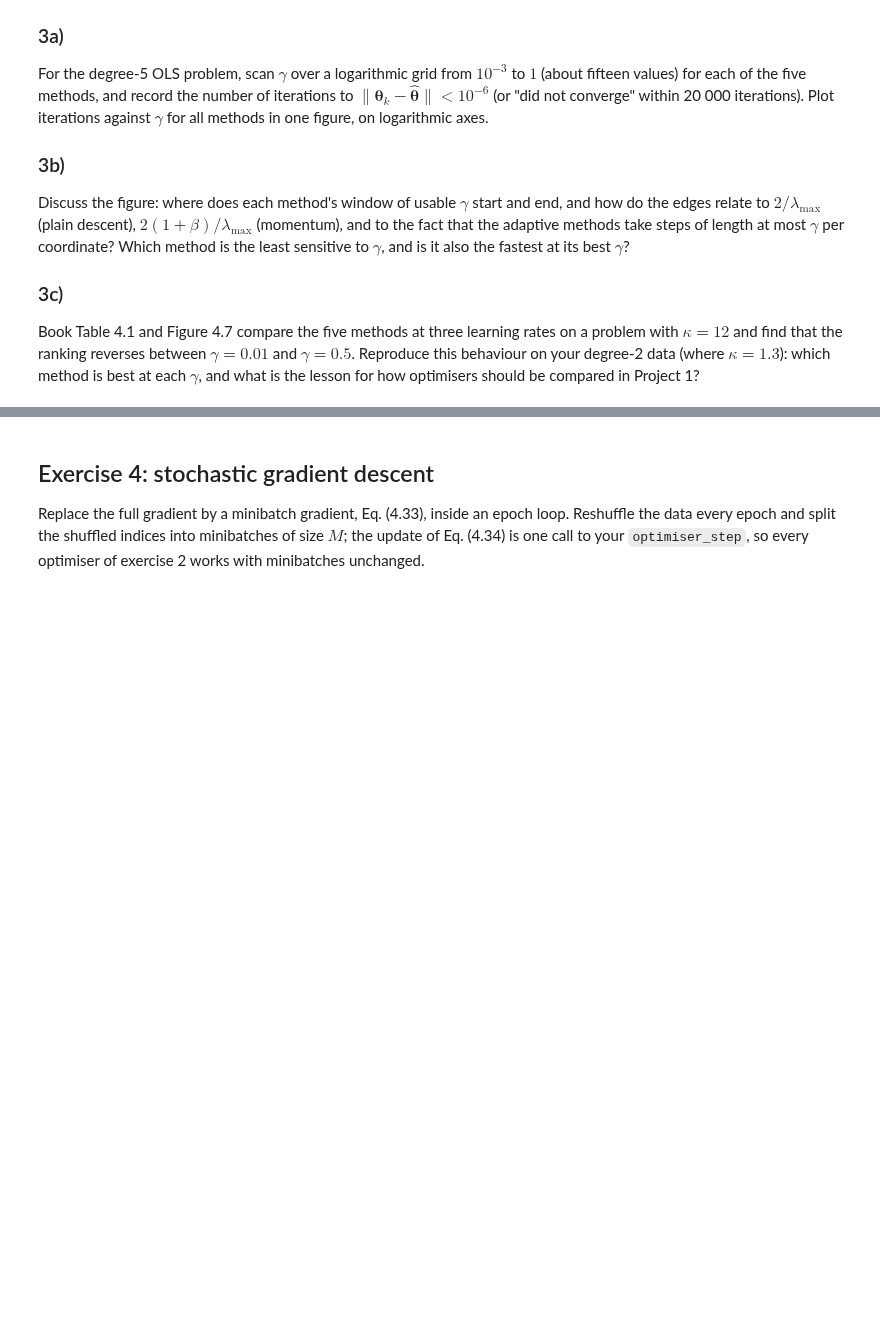
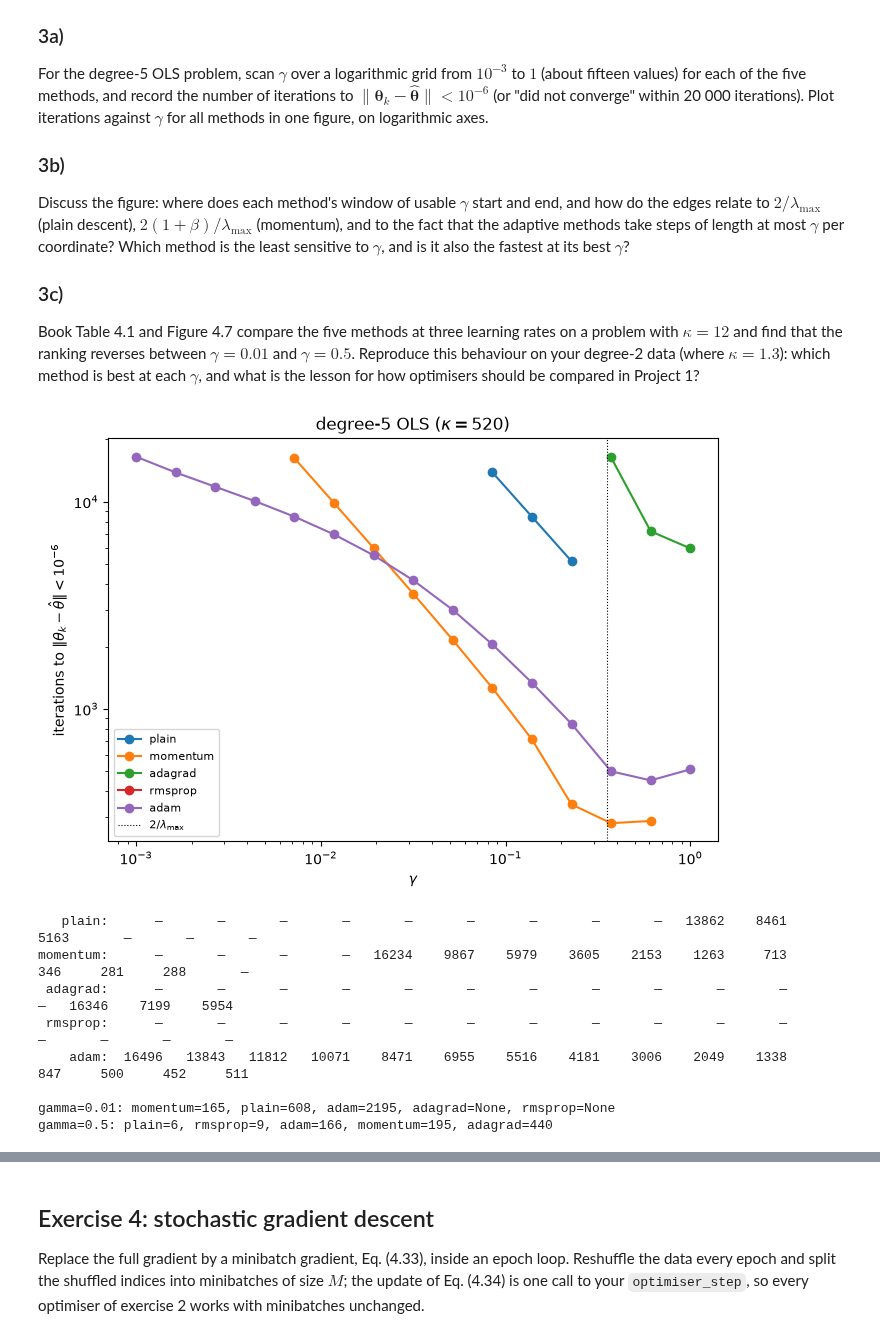
Before and after one commit to SigurdRiseth/FYS-STK4155-exercises, a Jupyter notebook: solutions/week38/exercisesweek38.ipynb, the cells around one changed output, grey strips where cells are left out. Drawn from its saved outputs; the diff is of its cells as text; code cells hidden in the pictures; blank space fills up the shorter version.

```diff
--- a/solutions/week38/exercisesweek38.ipynb
+++ b/solutions/week38/exercisesweek38.ipynb
@@ -56,6 +56,15 @@ def exercise_data(n=100, degree=2, noise=0.5, seed=2026):
     rng = np.random.default_rng(seed)
     x = rng.uniform(-2.0, 2.0, n)
     y = 2.0 - x + 5.0 * x**2 + noise * rng.standard_normal(n)
+    X = np.column_stack([x**k for k in range(1, degree + 1)])
+    X_norm = (X - X.mean(axis=0)) / X.std(axis=0)
+    return X_norm, y - y.mean()
+
+def runge_data(n=100, degree=10, noise=0.1, seed=2026):
+    """Standardised polynomial design matrix for the Runge function, same convention as exercise_data."""
+    rng = np.random.default_rng(seed)
+    x = rng.uniform(-1.0, 1.0, n)
+    y = 1.0 / (1.0 + 25.0 * x**2) + noise * rng.standard_normal(n)
     X = np.column_stack([x**k for k in range(1, degree + 1)])
     X_norm = (X - X.mean(axis=0)) / X.std(axis=0)
     return X_norm, y - y.mean()
@@ -401,0 +486,67 @@ what is the lesson for how optimisers should be compared in Project 1?
+# %%
+# Your code for exercise 3 here
+
+TARGET, N_ITERS = 1e-6, 20_000
+GAMMAS = np.logspace(-3, 0, 15)
+METHODS = ["plain", "momentum", "adagrad", "rmsprop", "adam"]
+
+def iters_to_target(grad, theta_hat, method, gamma, num_iters=N_ITERS, target=TARGET, **kw):
+    """Number of steps to reach the target distance, or None if it never does (incl. blow-up)."""
+    theta, state = np.zeros_like(theta_hat), {}
+    for t in range(1, num_iters + 1):
+        g = grad(theta)
+        theta, state = optimiser_step(method, theta, g, state, t, gamma, **kw)
+        if not np.all(np.isfinite(theta)):
+            return None
+        if np.linalg.norm(theta - theta_hat) < target:
+            return t
+    return None
+
+X, y = X5, y5
+theta_hat = closed_form(X, y, lam=0.0)
+grad = lambda th: gradient(th, X, y, 0.0)
+
+results = {m: [] for m in METHODS}
+for method in METHODS:
+    for gamma in GAMMAS:
+        results[method].append(iters_to_target(grad, theta_hat, method, gamma))
+
+fig, ax = plt.subplots(figsize=(7, 5))
+for method in METHODS:
+    ks = results[method]
+    g_ok = [g for g, k in zip(GAMMAS, ks) if k is not None]
+    k_ok = [k for k in ks if k is not None]
+    ax.loglog(g_ok, k_ok, "o-", label=method)
+ax.set(xlabel=r"$\gamma$", ylabel=r"iterations to $\|\theta_k-\hat\theta\|<10^{-6}$",
+       title=rf"degree-5 OLS ($\kappa={np.linalg.cond(X.T @ X):.0f}$)")
+lam_max = hessian_eigs(X).max()
+ax.axvline(2 / lam_max, color="k", ls=":", lw=0.8, label=r"$2/\lambda_{\max}$")
+ax.legend(fontsize=8)
+plt.tight_layout(); plt.show()
+
+for method in METHODS:
+    row = "  ".join(f"{k if k is not None else '—':>6}" for k in results[method])
+    print(f"{method:>8}: {row}")
+
+# 3c) ranking reversal on the degree-2 data
+print()
+X, y = X2, y2
+theta_hat2 = closed_form(X, y, lam=0.0)
+grad2 = lambda th: gradient(th, X, y, 0.0)
+for gamma in (0.01, 0.5):
+    ks = {}
+    for method in METHODS:
+        k = iters_to_target(grad2, theta_hat2, method, gamma, target=1e-4)
+        ks[method] = k
+    ranking = sorted(ks, key=lambda m: (ks[m] is None, ks[m]))
+    print(f"gamma={gamma}: " + ", ".join(f"{m}={ks[m]}" for m in ranking))
+# %% [output]
+[figure, added]
+   plain:      —       —       —       —       —       —       —       —       —   13862    8461    5163       —       —       —
+momentum:      —       —       —       —   16234    9867    5979    3605    2153    1263     713     346     281     288       —
+ adagrad:      —       —       —       —       —       —       —       —       —       —       —       —   16346    7199    5954
+ rmsprop:      —       —       —       —       —       —       —       —       —       —       —       —       —       —       —
+    adam:  16496   13843   11812   10071    8471    6955    5516    4181    3006    2049    1338     847     500     452     511
+
+gamma=0.01: momentum=165, plain=608, adam=2195, adagrad=None, rmsprop=None
+gamma=0.5: plain=6, rmsprop=9, adam=166, momentum=195, adagrad=440
```
Also changed, not shown: parts of 25 cells of this notebook.
